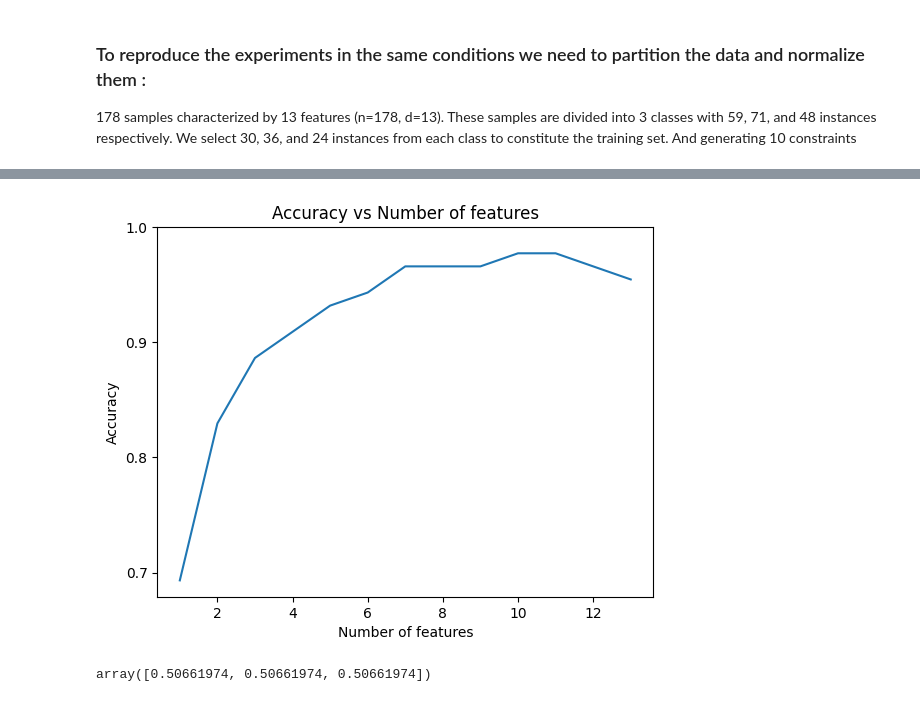
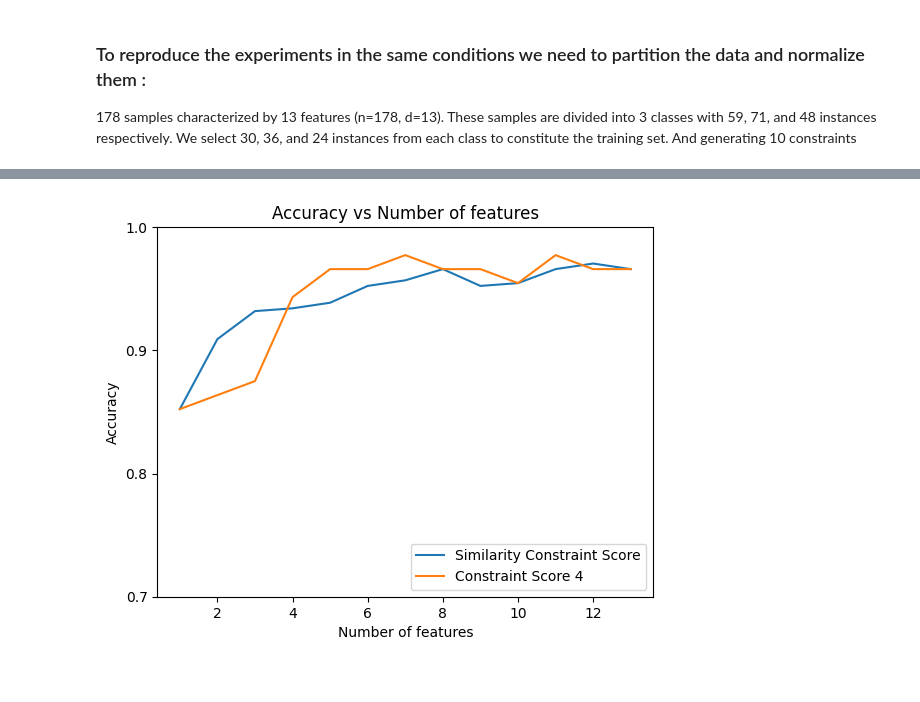
Before and after one commit to FabioGadegbeku/Similarity-Based-CS, a Jupyter notebook: sim_based_cs/notebook.ipynb, the cells around one changed output, grey strips where cells are left out. Drawn from its saved outputs; the diff is of its cells as text; code cells hidden in the pictures.

```diff
--- a/sim_based_cs/notebook.ipynb
+++ b/sim_based_cs/notebook.ipynb
@@ -55,8 +54,10 @@ X_target_test_2 = np.delete(target, np.concatenate((np.arange(30),np.arange(59,9
 #now we have our training and test data
 # %%
-# We calculate the constraint score 4 for the training data with 10 constraints
-X_target_train_2_constraints= generate_constraints(X_data_train_2,10)
-constraint_score_4 = laplacian_score(X_data_train_2)*constraint_score_1(X_data_train_2,X_target_train_2[np.newaxis].T)
-features = np.argsort(constraint_score_4)
-features
+# We calculate the constraint score 4 for the training data with 3 labels available for each class
+X_data_train_2_constraints= generate_constraints(X_data_train_2_labels,3)
+constraint_score_4 = laplacian_score(X_data_train_2)*constraint_score_1(X_data_train_2_constraints)
+features_cs4 = np.argsort(constraint_score_4)
+features_ls = np.argsort(laplacian_score(X_data_train_2))
+features_cs1 = np.argsort(constraint_score_1(X_data_train_2_constraints))
+print(features_cs4,features_ls,features_cs1)
 # %% [output]
@@ -63,0 +151,6 @@ array([12,  4,  0,  3, 11,  2, 10,  9,  5,  6,  8,  1,  7])
+# %%
+def nearest_prototype(x, prototypes):
+    distance = np.zeros(len(prototypes))
+    for i in range(len(prototypes)):
+        distance[i] = np.linalg.norm(x - prototypes[i])
+    return np.argmin(distance)
@@ -64,40 +213,49 @@ array([12,  4,  0,  3, 11,  2, 10,  9,  5,  6,  8,  1,  7])
 # %%
-from sklearn.preprocessing import StandardScaler
 n = 14
-rep = 100
+rep = 5
 knn = Knn(n_neighbors=1)
-all_accuracy = np.zeros((rep,n-1))
+all_accuracy_fs = np.zeros((rep,n-1))
+all_accuracy_cs4 = np.zeros((rep,n-1))
 for j in range(rep):
-    X_target_train_2_constraints= generate_constraints(X_data_train_2,10)
-    constraint_score_4 = laplacian_score(X_data_train_2)*constraint_score_1(X_data_train_2,X_target_train_2[np.newaxis].T)
-    features = np.argsort(constraint_score_4)
-    features
-    Accuracy = np.zeros(n-1)
+    X_data_train_2_labels = np.concatenate(((X_data_train_2,X_target_train_2,)), axis=1)
+    X_data_train_2_constraints = generate_constraints(X_data_train_2_labels,3 )
+    features_fs = similarity_constraint_score(X_data_train_2_constraints,score_semi_supervised,n-1)
+    features_cs4 = np.argsort(constraint_score_4)
+    Accuracy_fs = np.zeros(n-1)
+    Accuracy_cs4 = np.zeros(n-1)
     for i in range(1,n):
-        X_wine_train = np.delete(X_data_train_2, features[i:], axis=1)
-        X_wine_test = np.delete(X_data_test_2, features[i:], axis=1)
-        y_train = X_target_train_2
+        X_wine_train_fs = np.delete(X_data_train_2, features_fs[i:], axis=1)
+        X_wine_test_fs = np.delete(X_data_test_2, features_fs[i:], axis=1)
+        y_train = X_target_train_2.ravel()
         y_test = X_target_test_2
         scaler = StandardScaler()
-        scaler.fit(X_wine_train)
-        X_wine_train = scaler.transform(X_wine_train)
-        X_wine_test = scaler.transform(X_wine_test)
-        knn.fit(X_wine_train, y_train)
-        y_pred = knn.predict(X_wine_test)
-        Accuracy[i-1] = np.mean(y_pred == y_test)
-    all_accuracy[j,:] = Accuracy
+        scaler.fit(X_wine_train_fs)
+        X_wine_train_fs = scaler.transform(X_wine_train_fs)
+        X_wine_test_fs = scaler.transform(X_wine_test_fs)
+        knn.fit(X_wine_train_fs, y_train)
+        y_pred = knn.predict(X_wine_test_fs)
+        Accuracy_fs[i-1] = np.mean(y_pred == y_test)
 
-plt.plot(range(1,n), np.mean(all_accuracy, axis=0))
+        X_wine_train_cs4 = np.delete(X_data_train_2, features_cs4[i:], axis=1)
+        X_wine_test_cs4 = np.delete(X_data_test_2, features_cs4[i:], axis=1)
+        scaler = StandardScaler()
+        scaler.fit(X_wine_train_cs4)
+        X_wine_train_cs4 = scaler.transform(X_wine_train_cs4)
+        X_wine_test_cs4 = scaler.transform(X_wine_test_cs4)
+        knn.fit(X_wine_train_cs4, y_train)
+        y_pred = knn.predict(X_wine_test_cs4)
+        Accuracy_cs4[i-1] = np.mean(y_pred == y_test)
+    all_accuracy_cs4[j,:] = Accuracy_cs4
+    all_accuracy_fs[j,:] = Accuracy_fs
+
+plt.plot(range(1,n), np.mean(all_accuracy_fs, axis=0))
+plt.plot(range(1,n), np.mean(all_accuracy_cs4, axis=0))
+plt.legend(['Similarity Constraint Score', 'Constraint Score 4'], loc='lower right')
 plt.xlabel('Number of features')
 new_y_ticks = np.arange(0.7, 1, 0.1)
 plt.ylabel('Accuracy')
 plt.title('Accuracy vs Number of features')
 plt.yticks(new_y_ticks)
 plt.show()
 # %% [output]
-[figure, old version]
+[figure, new version]
-# %%
-A = np.eye(3)
-laplacian_score(A)
-# %% [output]
-array([0.50661974, 0.50661974, 0.50661974])
```
Also changed, not shown: parts of 6 cells of this notebook, 15 other files.
